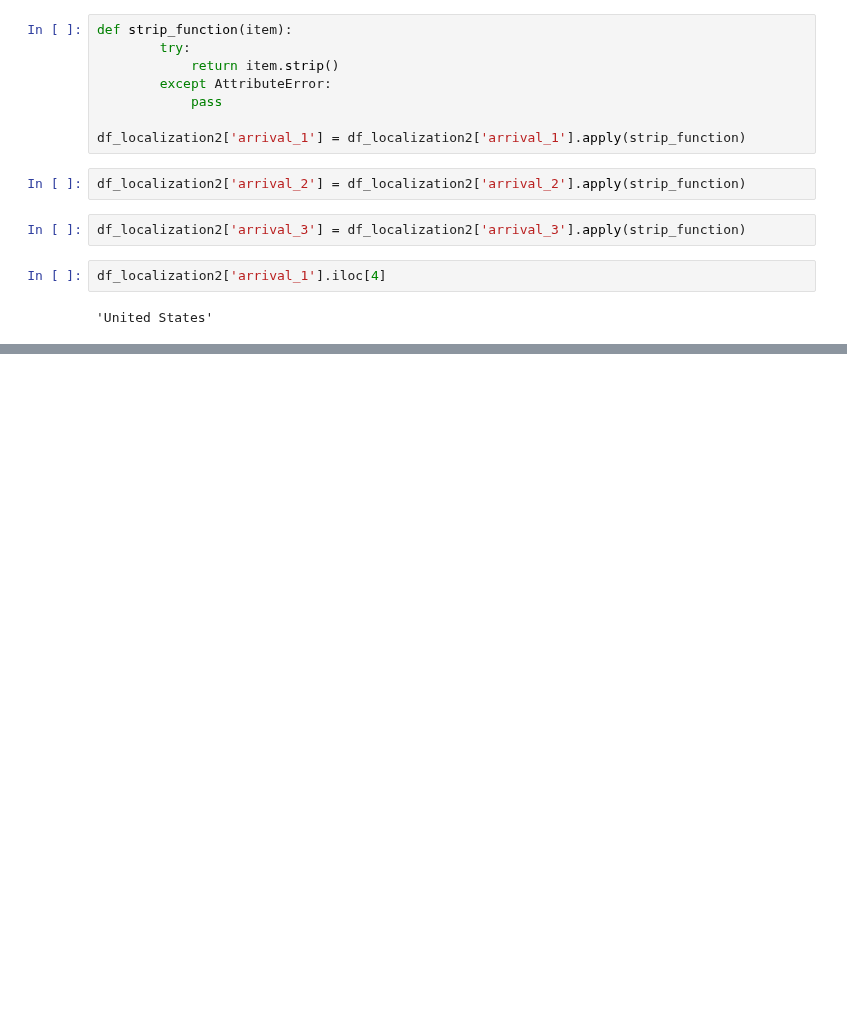
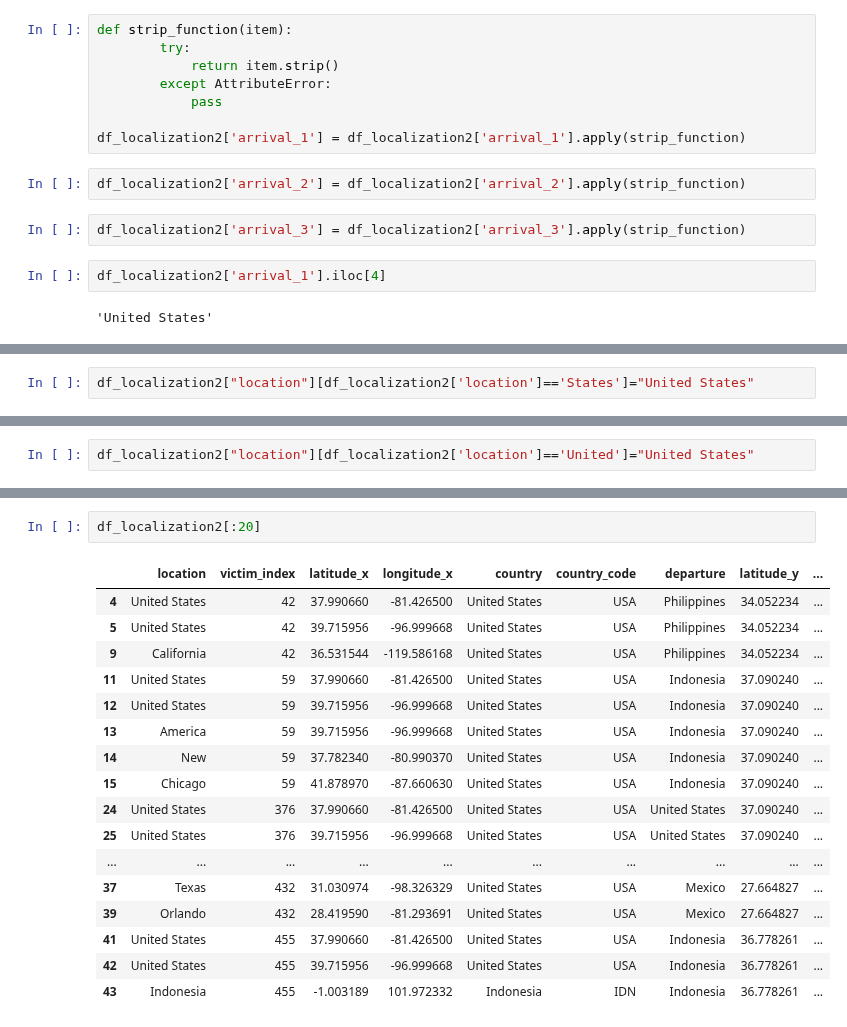
Before and after one commit to lampu98/ht_project, a Jupyter notebook: notebooks/location_cleaning.ipynb, the cells around one changed output, grey strips where cells are left out. Drawn from its saved outputs; the diff is of its cells as text; blank space fills up the shorter version.

```diff
--- a/notebooks/location_cleaning.ipynb
+++ b/notebooks/location_cleaning.ipynb
@@ -208,0 +209,2 @@ ValueError: The truth value of a Series is ambiguous. Use a.empty, a.bool(), a.i
+# %%
+df_localization2["location"][df_localization2['location']=='States']="United States"
@@ -208,0 +220,2 @@ ValueError: The truth value of a Series is ambiguous. Use a.empty, a.bool(), a.i
+# %%
+df_localization2["location"][df_localization2['location']=='United']="United States"
@@ -208,0 +231,20 @@ ValueError: The truth value of a Series is ambiguous. Use a.empty, a.bool(), a.i
+# %%
+df_localization2[:20]
+# %% [output]
+|  | location | victim_index | latitude_x | longitude_x | country | country_code | departure | latitude_y | ... |
+| 4 | United States | 42 | 37.990660 | -81.426500 | United States | USA | Philippines | 34.052234 | ... |
+| 5 | United States | 42 | 39.715956 | -96.999668 | United States | USA | Philippines | 34.052234 | ... |
+| 9 | California | 42 | 36.531544 | -119.586168 | United States | USA | Philippines | 34.052234 | ... |
+| 11 | United States | 59 | 37.990660 | -81.426500 | United States | USA | Indonesia | 37.090240 | ... |
+| 12 | United States | 59 | 39.715956 | -96.999668 | United States | USA | Indonesia | 37.090240 | ... |
+| 13 | America | 59 | 39.715956 | -96.999668 | United States | USA | Indonesia | 37.090240 | ... |
+| 14 | New | 59 | 37.782340 | -80.990370 | United States | USA | Indonesia | 37.090240 | ... |
+| 15 | Chicago | 59 | 41.878970 | -87.660630 | United States | USA | Indonesia | 37.090240 | ... |
+| 24 | United States | 376 | 37.990660 | -81.426500 | United States | USA | United States | 37.090240 | ... |
+| 25 | United States | 376 | 39.715956 | -96.999668 | United States | USA | United States | 37.090240 | ... |
+| ... | ... | ... | ... | ... | ... | ... | ... | ... | ... |
+| 37 | Texas | 432 | 31.030974 | -98.326329 | United States | USA | Mexico | 27.664827 | ... |
+| 39 | Orlando | 432 | 28.419590 | -81.293691 | United States | USA | Mexico | 27.664827 | ... |
+| 41 | United States | 455 | 37.990660 | -81.426500 | United States | USA | Indonesia | 36.778261 | ... |
+| 42 | United States | 455 | 39.715956 | -96.999668 | United States | USA | Indonesia | 36.778261 | ... |
+| 43 | Indonesia | 455 | -1.003189 | 101.972332 | Indonesia | IDN | Indonesia | 36.778261 | ... |
```
Also changed, not shown: parts of 18 cells of this notebook.
